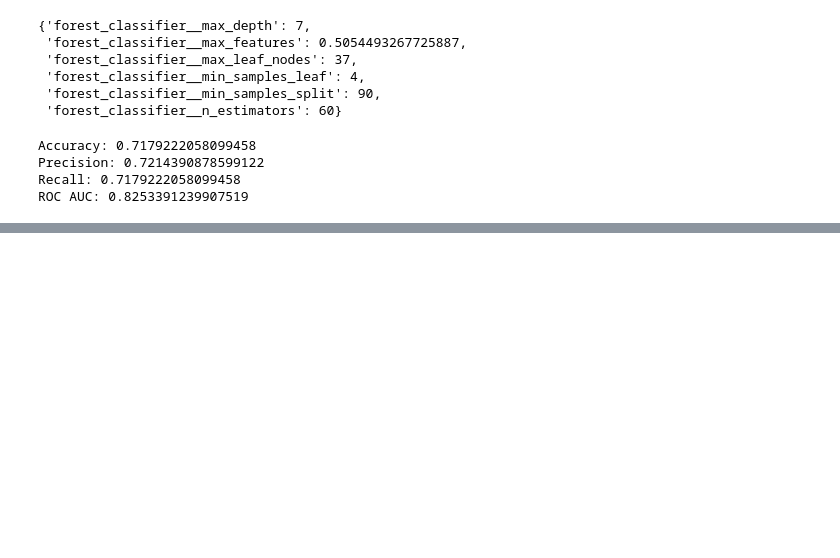
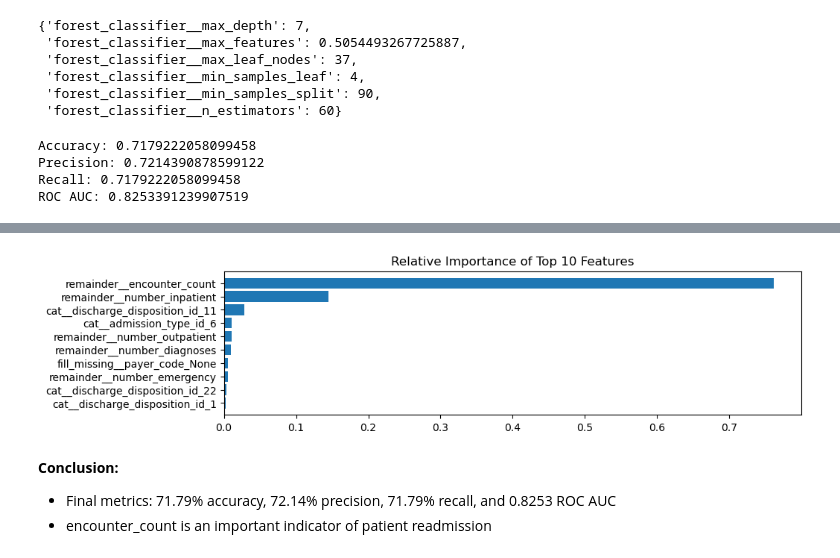
Before and after one commit to applewu265/PythonML_Projects, a Jupyter notebook: Diabetes_Readmission/diabetes_readmission.ipynb, the cells around one changed output, grey strips where cells are left out. Drawn from its saved outputs; the diff is of its cells as text; code cells hidden in the pictures; blank space fills up the shorter version.

Commit message:
slightly modified diabetes_readmission

```diff
--- a/Diabetes_Readmission/diabetes_readmission.ipynb
+++ b/Diabetes_Readmission/diabetes_readmission.ipynb
@@ -518,3 +519,9 @@ Accuracy: 0.7179222058099458
 Precision: 0.7214390878599122
 Recall: 0.7179222058099458
 ROC AUC: 0.8253391239907519
+# %%
+feature_importances = best_forest["forest_classifier"].feature_importances_
+feature_names = best_forest["preprocessing"].get_feature_names_out()
+feat_importance_pairs = sorted(zip(feature_importances, feature_names), reverse = True)
+used_feat_importance_pairs = [i for i in feat_importance_pairs if i[0] > 0]
+used_feat_importance_pairs # all features with importance > 0
@@ -520,0 +546,13 @@ ROC AUC: 0.8253391239907519
+# %%
+importances, names = zip(*used_feat_importance_pairs[:10])
+plt.figure(figsize=(10, len(names) * 0.25))
+plt.barh(names, importances)
+plt.gca().invert_yaxis() # have feature w/ highest importance at the top
+plt.title("Relative Importance of Top 10 Features")
+plt.show()
+# %% [output]
+[figure, added]
+# %% [markdown]
+**Conclusion:**
+* Final metrics: 71.79% accuracy, 72.14% precision, 71.79% recall, and 0.8253 ROC AUC
+* encounter_count is an important indicator of patient readmission
```
Also changed, not shown: parts of 3 cells of this notebook.
